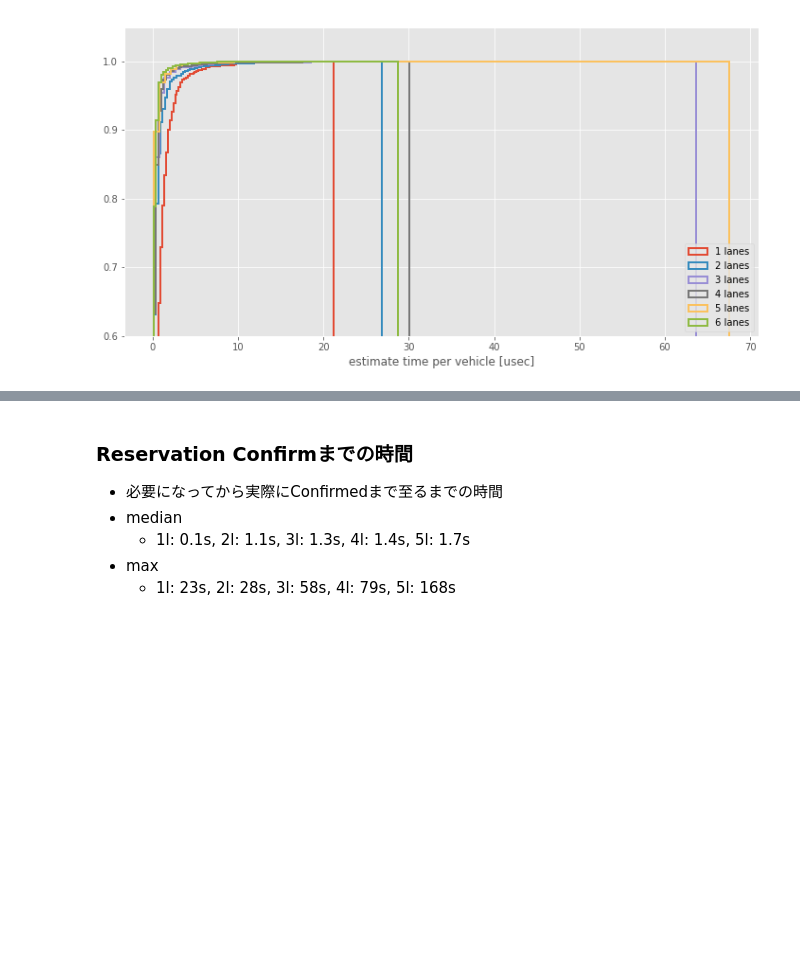
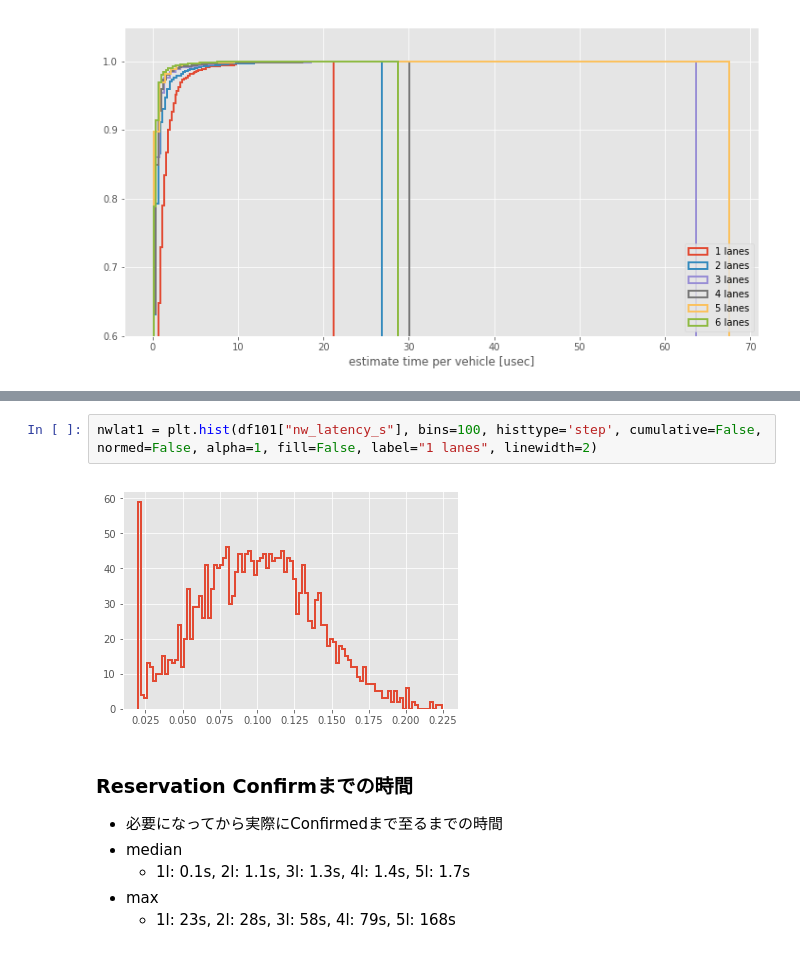
Before and after one commit to koh1/aim, a Jupyter notebook: analysis/processing_time_analysis.ipynb, the cells around one changed output, grey strips where cells are left out. Saved outputs shown, nothing was run; the diff lists cells and outputs as text; blank space fills up the shorter version.

```diff
--- a/analysis/processing_time_analysis.ipynb
+++ b/analysis/processing_time_analysis.ipynb
@@ -183,3 +183,7 @@ Name: response_time_s, dtype: float64
+# %%
+nwlat1 = plt.hist(df101["nw_latency_s"], bins=100, histtype='step', cumulative=False, normed=False, alpha=1, fill=False, label="1 lanes", linewidth=2)
+# %% [output]
+[figure, added]
 # %% [markdown]
 ### Reservation Confirmまでの時間
 
```
Also changed, not shown: parts of 1 cell of this notebook.
